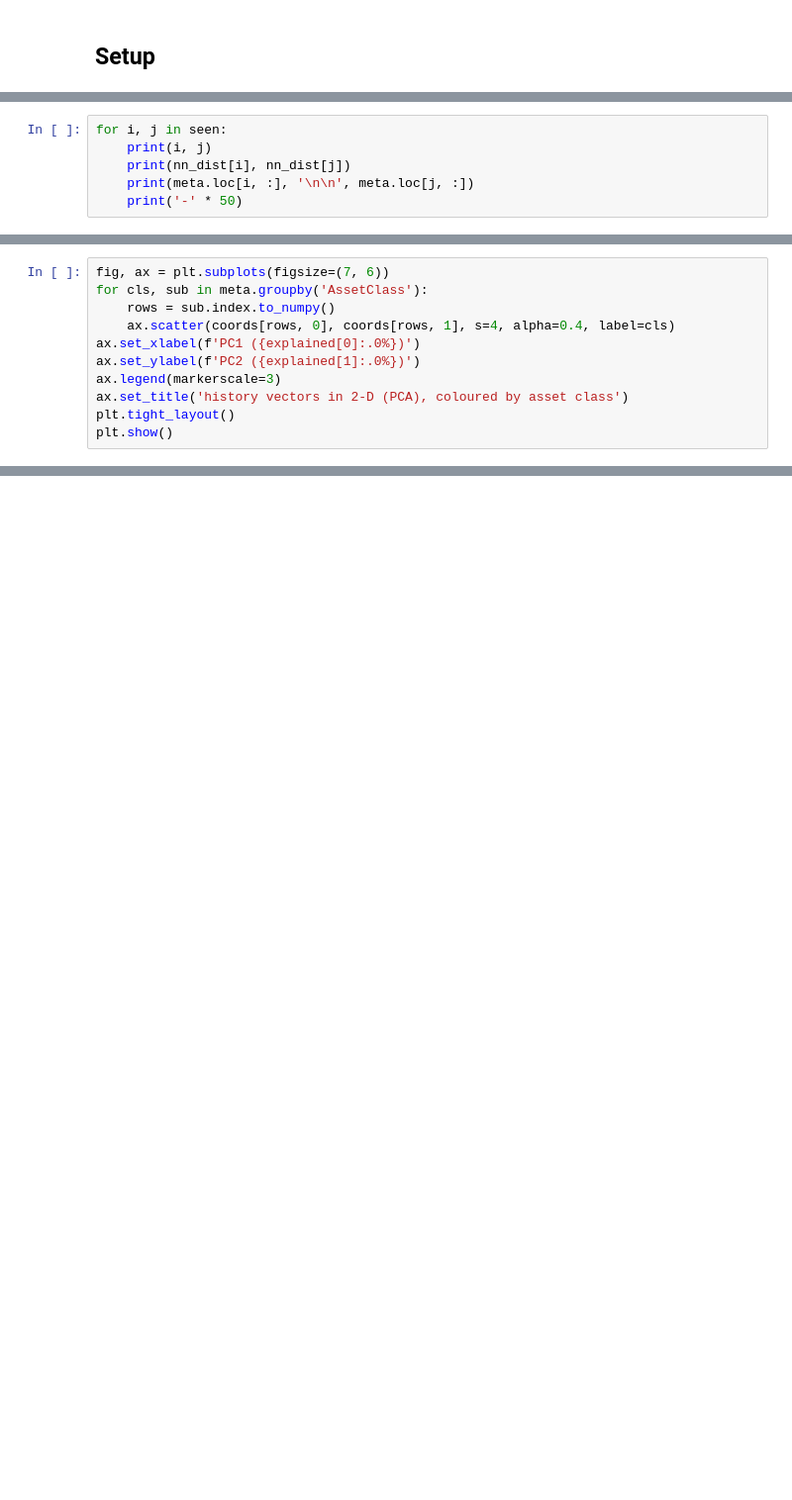
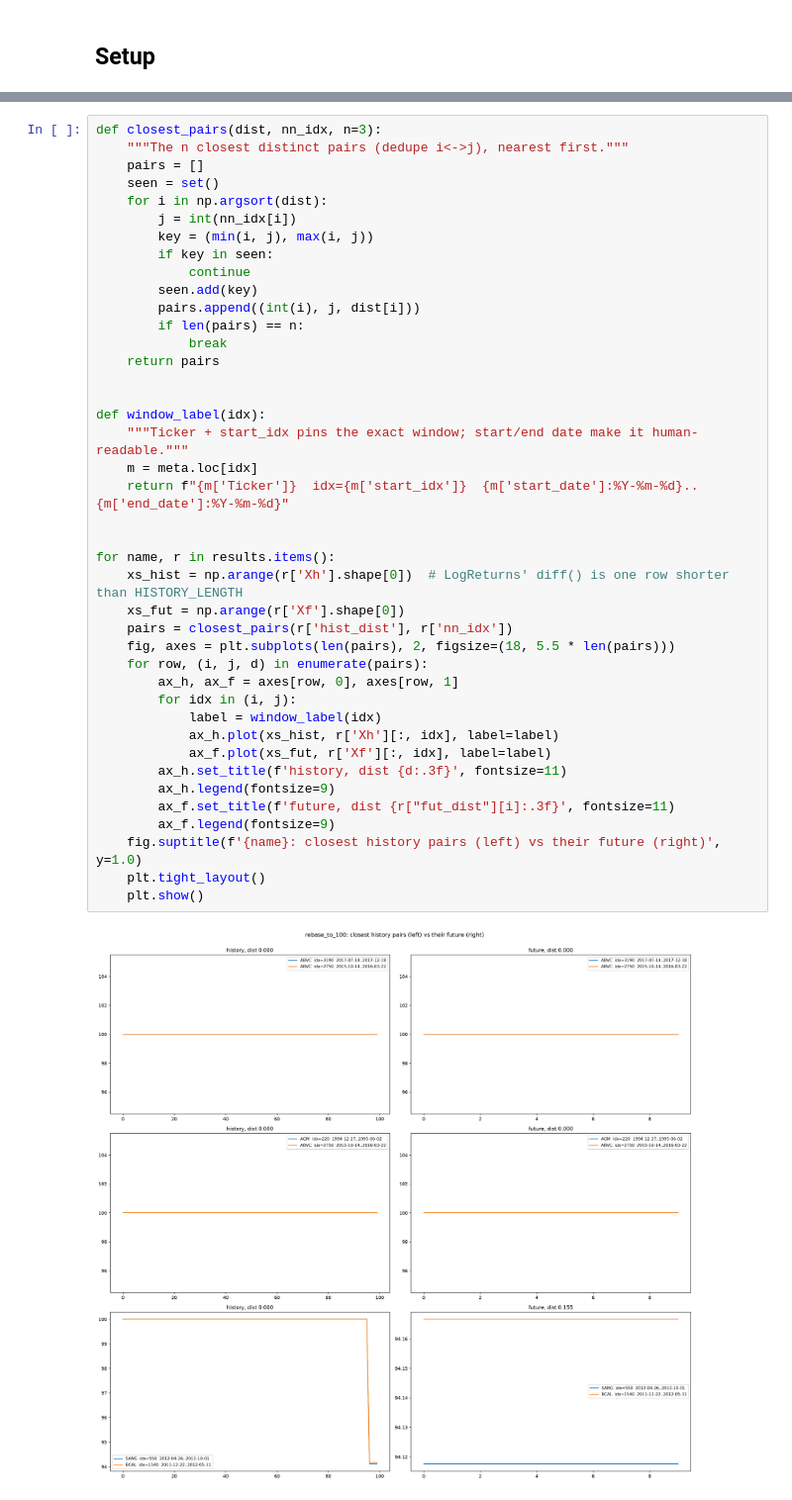
Before and after one commit to marcdumon/investalyze, a Jupyter notebook: notebooks/4_vector_structure.ipynb, the cells around one changed output, grey strips where cells are left out. Shown at 99% size. Drawn from its saved outputs; the diff is of its cells as text; blank space fills up the shorter version.

```diff
--- a/notebooks/4_vector_structure.ipynb
+++ b/notebooks/4_vector_structure.ipynb
@@ -108,6 +44,0 @@ sq_dist[507366, 1]
-# %%
-for i, j in seen:
-    print(i, j)
-    print(nn_dist[i], nn_dist[j])
-    print(meta.loc[i, :], '\n\n', meta.loc[j, :])
-    print('-' * 50)
@@ -138,11 +44,0 @@ print(f'PC1 {explained[0]:.1%}, PC2 {explained[1]:.1%} of variance')
-# %%
-fig, ax = plt.subplots(figsize=(7, 6))
-for cls, sub in meta.groupby('AssetClass'):
-    rows = sub.index.to_numpy()
-    ax.scatter(coords[rows, 0], coords[rows, 1], s=4, alpha=0.4, label=cls)
-ax.set_xlabel(f'PC1 ({explained[0]:.0%})')
-ax.set_ylabel(f'PC2 ({explained[1]:.0%})')
-ax.legend(markerscale=3)
-ax.set_title('history vectors in 2-D (PCA), coloured by asset class')
-plt.tight_layout()
-plt.show()
@@ -148,0 +98,43 @@ plt.show()
+# %%
+def closest_pairs(dist, nn_idx, n=3):
+    """The n closest distinct pairs (dedupe i<->j), nearest first."""
+    pairs = []
+    seen = set()
+    for i in np.argsort(dist):
+        j = int(nn_idx[i])
+        key = (min(i, j), max(i, j))
+        if key in seen:
+            continue
+        seen.add(key)
+        pairs.append((int(i), j, dist[i]))
+        if len(pairs) == n:
+            break
+    return pairs
+
+
+def window_label(idx):
+    """Ticker + start_idx pins the exact window; start/end date make it human-readable."""
+    m = meta.loc[idx]
+    return f"{m['Ticker']}  idx={m['start_idx']}  {m['start_date']:%Y-%m-%d}..{m['end_date']:%Y-%m-%d}"
+
+
+for name, r in results.items():
+    xs_hist = np.arange(r['Xh'].shape[0])  # LogReturns' diff() is one row shorter than HISTORY_LENGTH
+    xs_fut = np.arange(r['Xf'].shape[0])
+    pairs = closest_pairs(r['hist_dist'], r['nn_idx'])
+    fig, axes = plt.subplots(len(pairs), 2, figsize=(18, 5.5 * len(pairs)))
+    for row, (i, j, d) in enumerate(pairs):
+        ax_h, ax_f = axes[row, 0], axes[row, 1]
+        for idx in (i, j):
+            label = window_label(idx)
+            ax_h.plot(xs_hist, r['Xh'][:, idx], label=label)
+            ax_f.plot(xs_fut, r['Xf'][:, idx], label=label)
+        ax_h.set_title(f'history, dist {d:.3f}', fontsize=11)
+        ax_h.legend(fontsize=9)
+        ax_f.set_title(f'future, dist {r["fut_dist"][i]:.3f}', fontsize=11)
+        ax_f.legend(fontsize=9)
+    fig.suptitle(f'{name}: closest history pairs (left) vs their future (right)', y=1.0)
+    plt.tight_layout()
+    plt.show()
+# %% [output]
+[figure, added]
```
Also changed, not shown: parts of 25 cells of this notebook.
